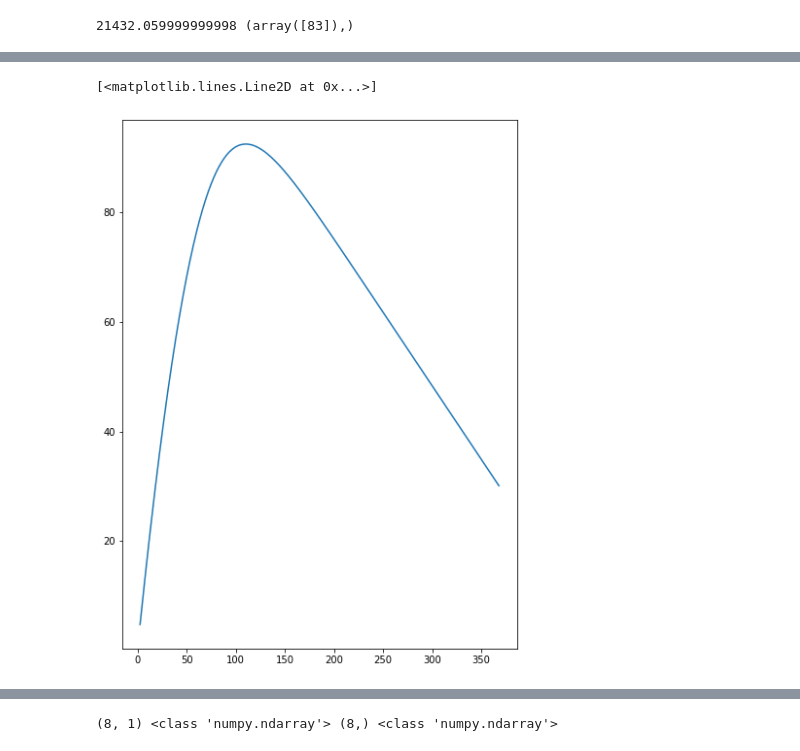
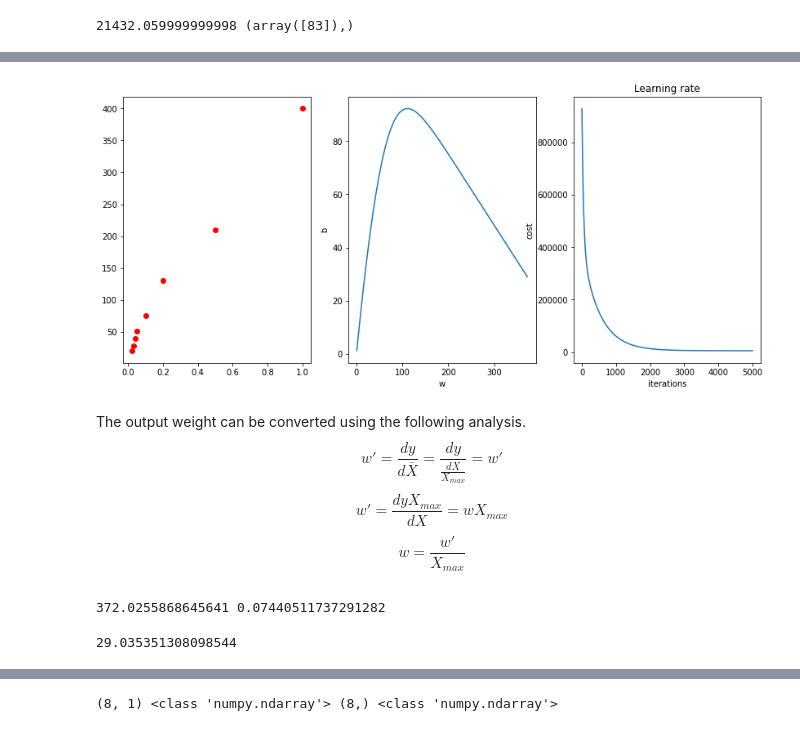
Before and after one commit to Parth0330/AI-ipynb, a Jupyter notebook: 07linearRegression1F.ipynb, the cells around one changed output, grey strips where cells are left out. Saved outputs shown, nothing was run; the diff lists cells and outputs as text; code cells hidden in the pictures.

```diff
--- a/07linearRegression1F.ipynb
+++ b/07linearRegression1F.ipynb
@@ -115,8 +121,26 @@ print(w, b)
-# %%
-ax1=plt.subplot(121)
-ax1.plot(wPlot,bPlot)
-# %% [output]
-[<matplotlib.lines.Line2D at 0x...>]
-[figure, removed]
-# %%
-plt.rcParams['figure.figsize']=(16,10)
+# %%
+ax1=plt.subplot(131)
+plt.scatter(X_norm,y,color="red")
+ax2=plt.subplot(132)
+plt.xlabel('w')
+plt.ylabel('b')
+ax2.plot(wPlot,bPlot)
+# Plot learning curve (with costs)
+ax3=plt.subplot(133)
+plt.plot(cost)
+plt.ylabel('cost')
+plt.xlabel('iterations')
+plt.title("Learning rate")
+plt.show()
+# %% [output]
+[figure, added]
+# %% [markdown]
+The output weight can be converted using the following analysis.
+$$ w'=\frac {dy}{d\bar{X}} = \frac {dy}{\frac{dX}{X_{max}}} = w'$$
+$$  w' = \frac {dy{X_{max}}}{dX} = w X_{max}$$
+$$  w = \frac {w'}{X_{max}}$$
+# %%
+w_model=w/np.max(X)
+print(w,w_model)
+# %% [output]
+372.0255868645641 0.07440511737291282
@@ -123 +150,5 @@ plt.rcParams['figure.figsize']=(16,10)
+# %%
+predict(w_model,b,0.8)
+# %% [output]
+29.035351308098544
 # %%
```
Also changed, not shown: parts of 16 cells of this notebook, 1 other file.
